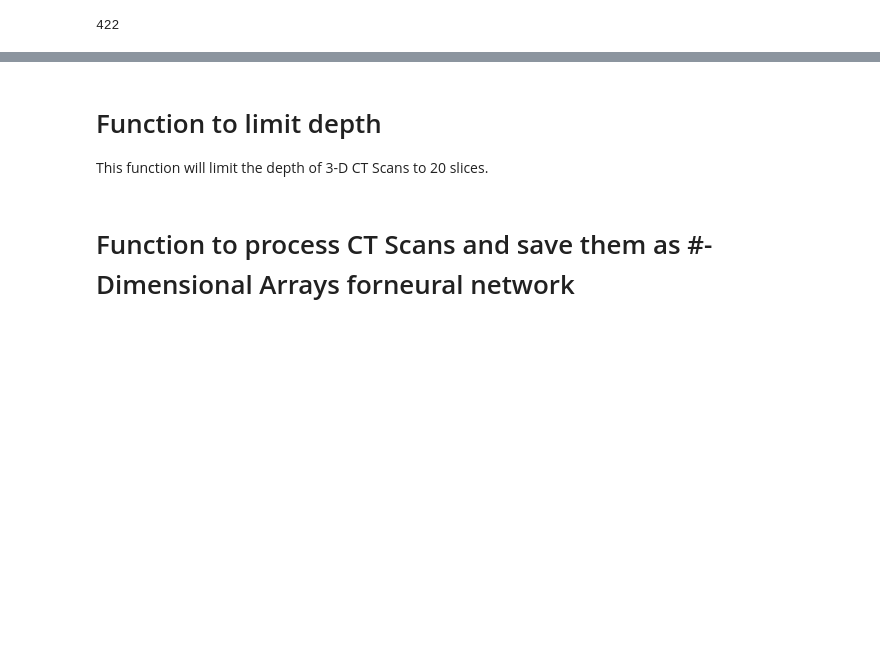
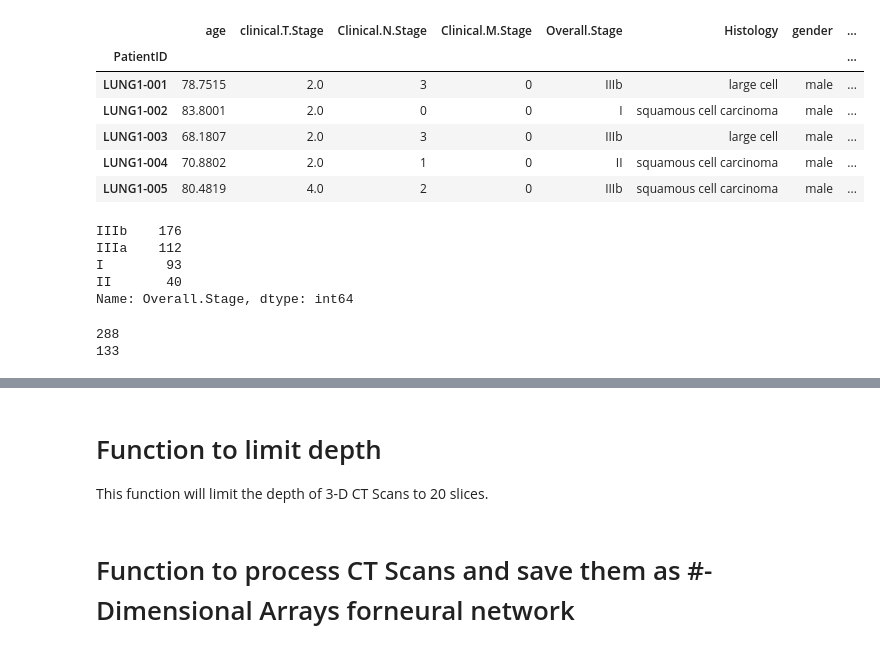
Before and after one commit to dantawesi/Lung-cancer-stage-classification, a Jupyter notebook: Lung cancer stage classification keras.ipynb, the cells around one changed output, grey strips where cells are left out. Drawn from its saved outputs; the diff is of its cells as text; code cells hidden in the pictures; blank space fills up the shorter version.

```diff
--- a/Lung cancer stage classification keras.ipynb
+++ b/Lung cancer stage classification keras.ipynb
@@ -16,10 +18,32 @@ HM_SLICES = 20
 data_labels = pd.read_csv('./Lung1.clinical.csv',index_col=0)
 data_dir = 'C:/Users/Daniel/Desktop/NSCLC-Radiomics/patients/'
 patients = os.listdir(data_dir)
-# %%
-len(patients) # sample data of 20 patients
-# %% [output]
-422
+# %%
+data_labels.head()
+# %% [output]
+|  | age | clinical.T.Stage | Clinical.N.Stage | Clinical.M.Stage | Overall.Stage | Histology | gender | ... |
+| PatientID |  |  |  |  |  |  |  | ... |
+| LUNG1-001 | 78.7515 | 2.0 | 3 | 0 | IIIb | large cell | male | ... |
+| LUNG1-002 | 83.8001 | 2.0 | 0 | 0 | I | squamous cell carcinoma | male | ... |
+| LUNG1-003 | 68.1807 | 2.0 | 3 | 0 | IIIb | large cell | male | ... |
+| LUNG1-004 | 70.8802 | 2.0 | 1 | 0 | II | squamous cell carcinoma | male | ... |
+| LUNG1-005 | 80.4819 | 4.0 | 2 | 0 | IIIb | squamous cell carcinoma | male | ... |
+# %%
+data_labels['Overall.Stage'].value_counts()
+# %% [output]
+IIIb    176
+IIIa    112
+I        93
+II       40
+Name: Overall.Stage, dtype: int64
+# %%
+stage3a_and_3b =  data_labels['Overall.Stage'].value_counts()[0] + data_labels['Overall.Stage'].value_counts()[1]
+stage1_and_2 = data_labels['Overall.Stage'].value_counts()[2] + data_labels['Overall.Stage'].value_counts()[3]
+print(stage3a_and_3b)
+print(stage1_and_2)
+# %% [output]
+288
+133
 # %%
 
 # Function to break a list of slices into chunks of lists
```
Also changed, not shown: parts of 12 cells of this notebook, 1 other file.
